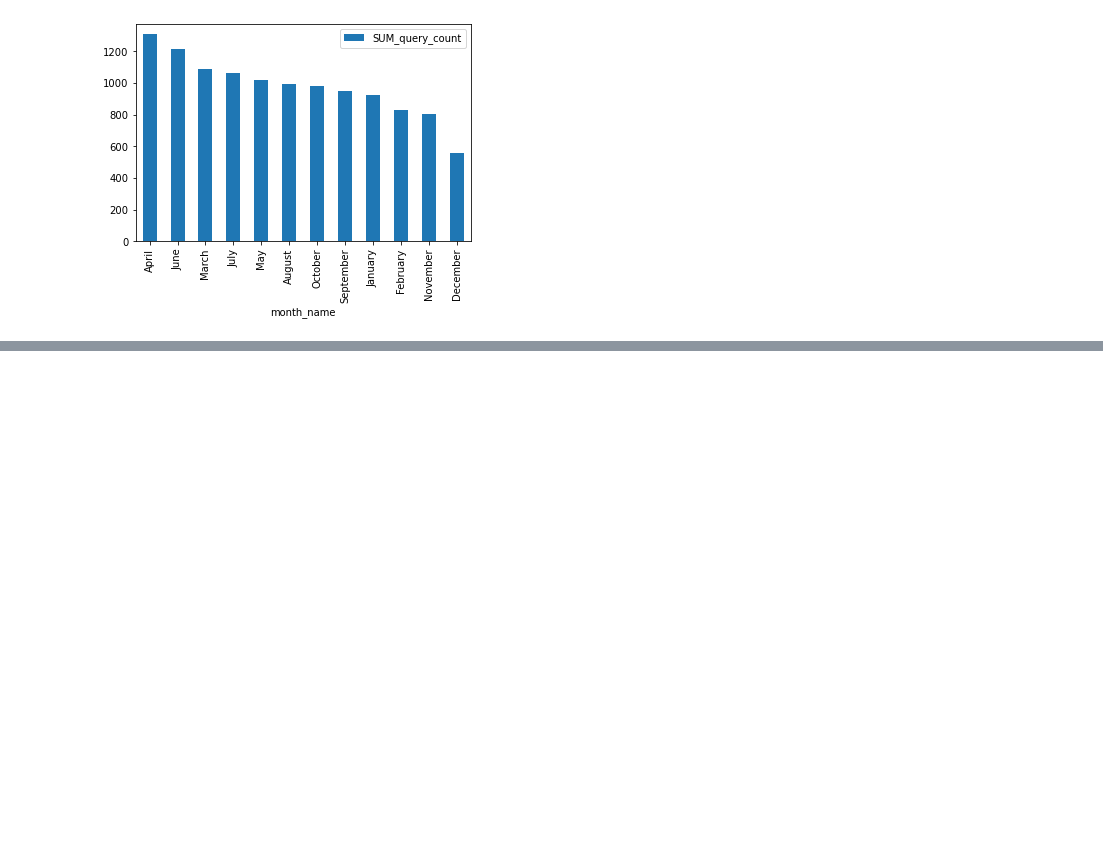
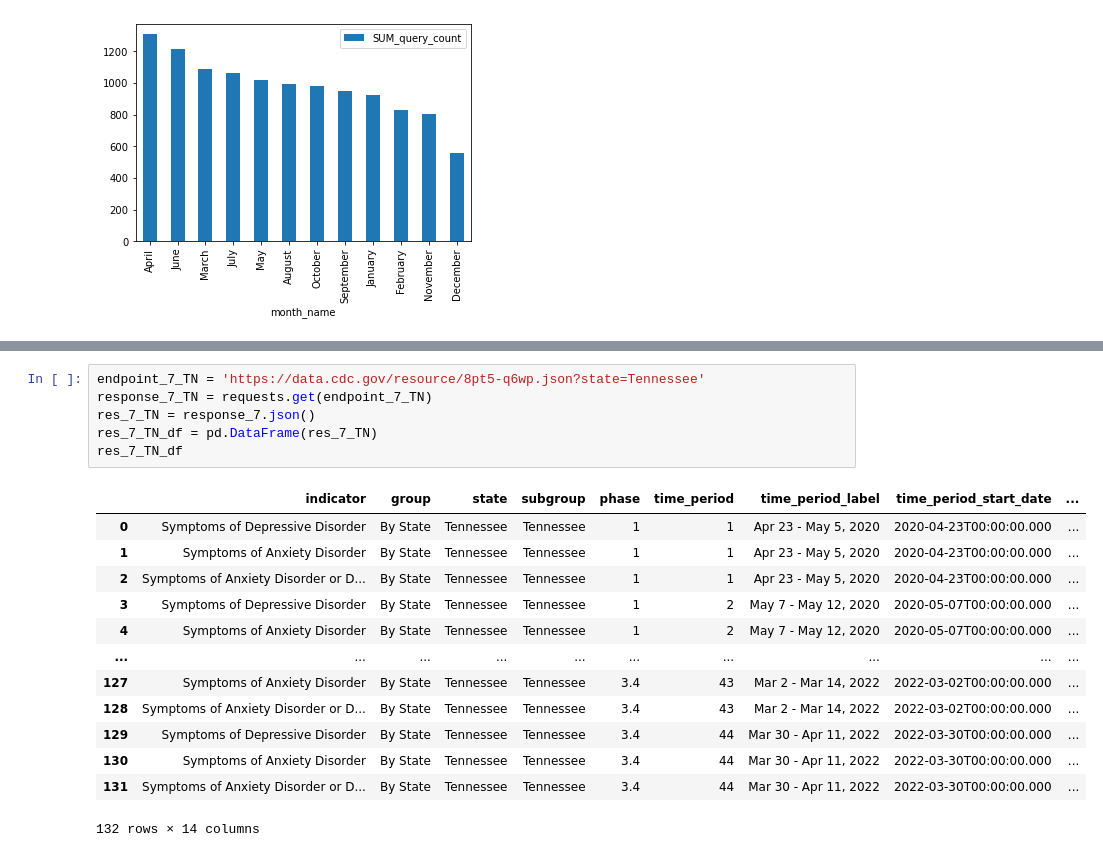
Before and after one commit to NSS-Data-Analytics-Cohort-6/socrata-api-robschulteis, a Jupyter notebook: notebooks/api_proj.ipynb, the cells around one changed output, grey strips where cells are left out. Drawn from its saved outputs; the diff is of its cells as text; blank space fills up the shorter version.

```diff
--- a/notebooks/api_proj.ipynb
+++ b/notebooks/api_proj.ipynb
@@ -235,0 +300,20 @@ res_total_m_df.plot(x='month_name', y='SUM_query_count', kind='bar')
+# %%
+endpoint_7_TN = 'https://data.cdc.gov/resource/8pt5-q6wp.json?state=Tennessee'
+response_7_TN = requests.get(endpoint_7_TN)
+res_7_TN = response_7.json()
+res_7_TN_df = pd.DataFrame(res_7_TN)
+res_7_TN_df
+# %% [output]
+|  | indicator | group | state | subgroup | phase | time_period | time_period_label | time_period_start_date | ... |
+| 0 | Symptoms of Depressive Disorder | By State | Tennessee | Tennessee | 1 | 1 | Apr 23 - May 5, 2020 | 2020-04-23T00:00:00.000 | ... |
+| 1 | Symptoms of Anxiety Disorder | By State | Tennessee | Tennessee | 1 | 1 | Apr 23 - May 5, 2020 | 2020-04-23T00:00:00.000 | ... |
+| 2 | Symptoms of Anxiety Disorder or D... | By State | Tennessee | Tennessee | 1 | 1 | Apr 23 - May 5, 2020 | 2020-04-23T00:00:00.000 | ... |
+| 3 | Symptoms of Depressive Disorder | By State | Tennessee | Tennessee | 1 | 2 | May 7 - May 12, 2020 | 2020-05-07T00:00:00.000 | ... |
+| 4 | Symptoms of Anxiety Disorder | By State | Tennessee | Tennessee | 1 | 2 | May 7 - May 12, 2020 | 2020-05-07T00:00:00.000 | ... |
+| ... | ... | ... | ... | ... | ... | ... | ... | ... | ... |
+| 127 | Symptoms of Anxiety Disorder | By State | Tennessee | Tennessee | 3.4 | 43 | Mar 2 - Mar 14, 2022 | 2022-03-02T00:00:00.000 | ... |
+| 128 | Symptoms of Anxiety Disorder or D... | By State | Tennessee | Tennessee | 3.4 | 43 | Mar 2 - Mar 14, 2022 | 2022-03-02T00:00:00.000 | ... |
+| 129 | Symptoms of Depressive Disorder | By State | Tennessee | Tennessee | 3.4 | 44 | Mar 30 - Apr 11, 2022 | 2022-03-30T00:00:00.000 | ... |
+| 130 | Symptoms of Anxiety Disorder | By State | Tennessee | Tennessee | 3.4 | 44 | Mar 30 - Apr 11, 2022 | 2022-03-30T00:00:00.000 | ... |
+| 131 | Symptoms of Anxiety Disorder or D... | By State | Tennessee | Tennessee | 3.4 | 44 | Mar 30 - Apr 11, 2022 | 2022-03-30T00:00:00.000 | ... |
+132 rows × 14 columns
```
Also changed, not shown: parts of 15 cells of this notebook.
